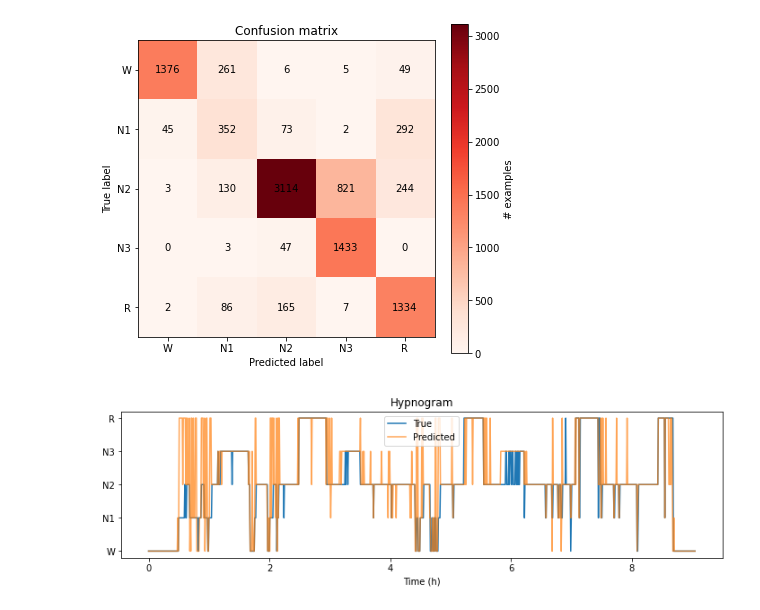
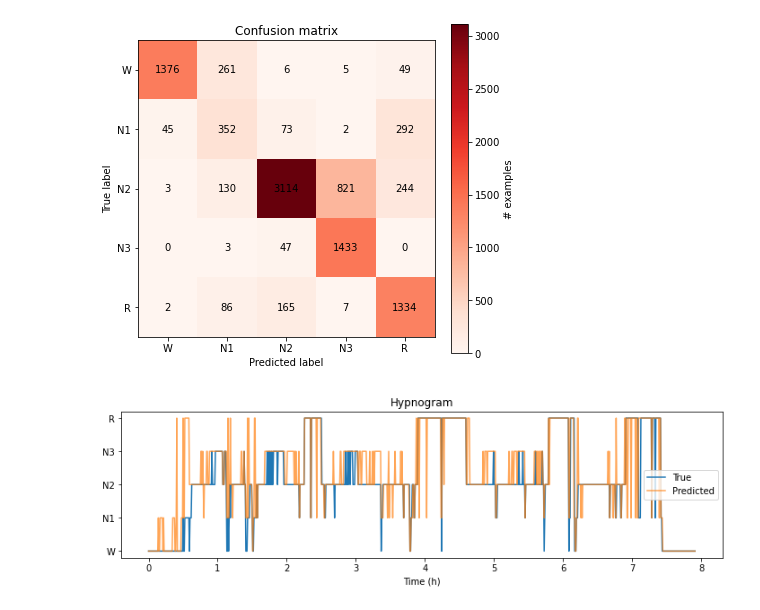
Before and after one commit to rakaUconn/Sleep_stage_classification, a Jupyter notebook: sleep_stage_classification.ipynb, the cells around one changed output. Cells and saved outputs as stored; diff of their text form; code cells hidden in the pictures.

```diff
--- a/sleep_stage_classification.ipynb
+++ b/sleep_stage_classification.ipynb
@@ -721,17 +732,17 @@ plot_confusion_matrix(conf_mat, classes_mapping);
 # %%
 # Plot hypnogram for one recording
 
-mask = rec_ids == 1  # pick a recording number
+mask = rec_ids == 3  # pick a recording number
 
 t = np.arange(len(y_true[mask])) * 30 / 3600
 
 fig, ax = plt.subplots(figsize=(12, 3))
 ax.plot(t, y_true[mask], label='True')
 ax.plot(t, y_pred[mask], alpha=0.7, label='Predicted')
 ax.set_yticks([0, 1, 2, 3, 4])
 ax.set_yticklabels(['W', 'N1', 'N2', 'N3', 'R'])
 ax.set_xlabel('Time (h)')
 ax.set_title('Hypnogram')
 ax.legend();
 # %% [output]
-[figure, old version]
+[figure, new version]
```
Also changed, not shown: parts of 5 cells of this notebook, 8 other files.
